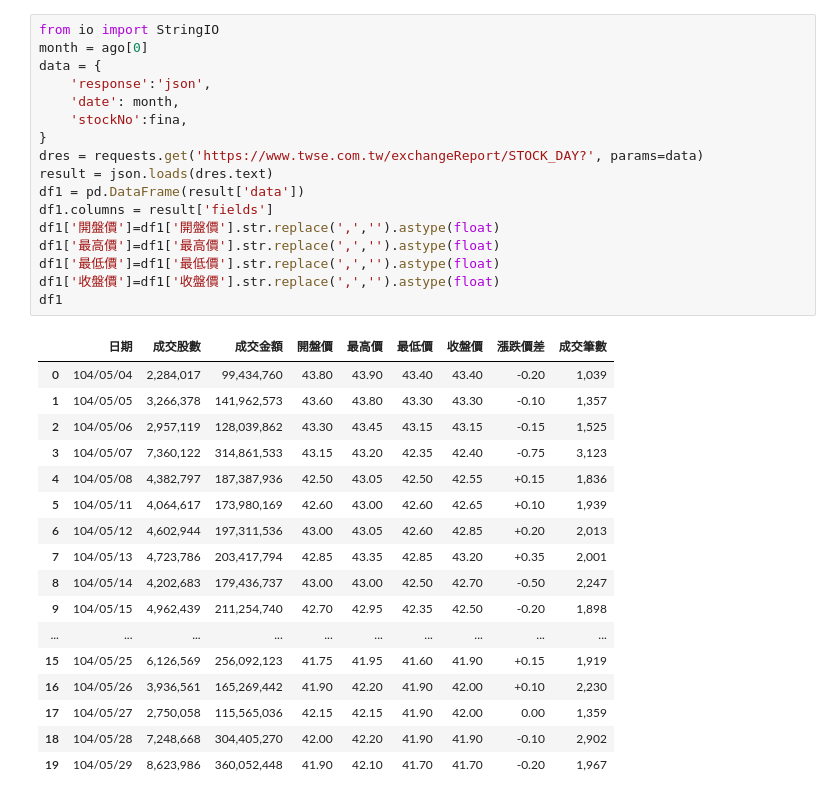
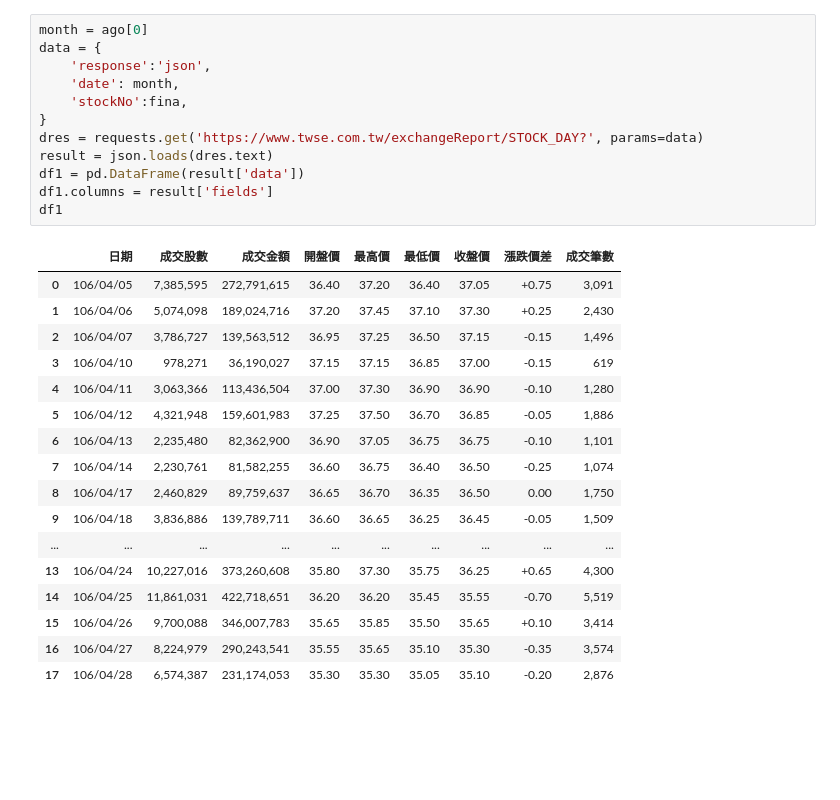
Before and after one commit to Moriarty002/Graphics-in-Finance, a Jupyter notebook: Test.ipynb, the cells around one changed output. Cells and saved outputs as stored; diff of their text form; blank space fills up the shorter version.

```diff
--- a/Test.ipynb
+++ b/Test.ipynb
@@ -43,36 +44,31 @@ ago
 # %%
-from io import StringIO
 month = ago[0]
 data = {
     'response':'json',
     'date': month,
     'stockNo':fina,
 }
 dres = requests.get('https://www.twse.com.tw/exchangeReport/STOCK_DAY?', params=data)
 result = json.loads(dres.text)
 df1 = pd.DataFrame(result['data'])
 df1.columns = result['fields']
-df1['開盤價']=df1['開盤價'].str.replace(',','').astype(float)
-df1['最高價']=df1['最高價'].str.replace(',','').astype(float)
-df1['最低價']=df1['最低價'].str.replace(',','').astype(float)
-df1['收盤價']=df1['收盤價'].str.replace(',','').astype(float)
 df1
 # %% [output]
 |  | 日期 | 成交股數 | 成交金額 | 開盤價 | 最高價 | 最低價 | 收盤價 | 漲跌價差 | 成交筆數 |
-| 0 | 104/05/04 | 2,284,017 | 99,434,760 | 43.80 | 43.90 | 43.40 | 43.40 | -0.20 | 1,039 |
-| 1 | 104/05/05 | 3,266,378 | 141,962,573 | 43.60 | 43.80 | 43.30 | 43.30 | -0.10 | 1,357 |
-| 2 | 104/05/06 | 2,957,119 | 128,039,862 | 43.30 | 43.45 | 43.15 | 43.15 | -0.15 | 1,525 |
-| 3 | 104/05/07 | 7,360,122 | 314,861,533 | 43.15 | 43.20 | 42.35 | 42.40 | -0.75 | 3,123 |
-| 4 | 104/05/08 | 4,382,797 | 187,387,936 | 42.50 | 43.05 | 42.50 | 42.55 | +0.15 | 1,836 |
-| 5 | 104/05/11 | 4,064,617 | 173,980,169 | 42.60 | 43.00 | 42.60 | 42.65 | +0.10 | 1,939 |
-| 6 | 104/05/12 | 4,602,944 | 197,311,536 | 43.00 | 43.05 | 42.60 | 42.85 | +0.20 | 2,013 |
-| 7 | 104/05/13 | 4,723,786 | 203,417,794 | 42.85 | 43.35 | 42.85 | 43.20 | +0.35 | 2,001 |
-| 8 | 104/05/14 | 4,202,683 | 179,436,737 | 43.00 | 43.00 | 42.50 | 42.70 | -0.50 | 2,247 |
-| 9 | 104/05/15 | 4,962,439 | 211,254,740 | 42.70 | 42.95 | 42.35 | 42.50 | -0.20 | 1,898 |
+| 0 | 106/04/05 | 7,385,595 | 272,791,615 | 36.40 | 37.20 | 36.40 | 37.05 | +0.75 | 3,091 |
+| 1 | 106/04/06 | 5,074,098 | 189,024,716 | 37.20 | 37.45 | 37.10 | 37.30 | +0.25 | 2,430 |
+| 2 | 106/04/07 | 3,786,727 | 139,563,512 | 36.95 | 37.25 | 36.50 | 37.15 | -0.15 | 1,496 |
+| 3 | 106/04/10 | 978,271 | 36,190,027 | 37.15 | 37.15 | 36.85 | 37.00 | -0.15 | 619 |
+| 4 | 106/04/11 | 3,063,366 | 113,436,504 | 37.00 | 37.30 | 36.90 | 36.90 | -0.10 | 1,280 |
+| 5 | 106/04/12 | 4,321,948 | 159,601,983 | 37.25 | 37.50 | 36.70 | 36.85 | -0.05 | 1,886 |
+| 6 | 106/04/13 | 2,235,480 | 82,362,900 | 36.90 | 37.05 | 36.75 | 36.75 | -0.10 | 1,101 |
+| 7 | 106/04/14 | 2,230,761 | 81,582,255 | 36.60 | 36.75 | 36.40 | 36.50 | -0.25 | 1,074 |
+| 8 | 106/04/17 | 2,460,829 | 89,759,637 | 36.65 | 36.70 | 36.35 | 36.50 | 0.00 | 1,750 |
+| 9 | 106/04/18 | 3,836,886 | 139,789,711 | 36.60 | 36.65 | 36.25 | 36.45 | -0.05 | 1,509 |
 | ... | ... | ... | ... | ... | ... | ... | ... | ... | ... |
-| 15 | 104/05/25 | 6,126,569 | 256,092,123 | 41.75 | 41.95 | 41.60 | 41.90 | +0.15 | 1,919 |
-| 16 | 104/05/26 | 3,936,561 | 165,269,442 | 41.90 | 42.20 | 41.90 | 42.00 | +0.10 | 2,230 |
-| 17 | 104/05/27 | 2,750,058 | 115,565,036 | 42.15 | 42.15 | 41.90 | 42.00 | 0.00 | 1,359 |
-| 18 | 104/05/28 | 7,248,668 | 304,405,270 | 42.00 | 42.20 | 41.90 | 41.90 | -0.10 | 2,902 |
-| 19 | 104/05/29 | 8,623,986 | 360,052,448 | 41.90 | 42.10 | 41.70 | 41.70 | -0.20 | 1,967 |
+| 13 | 106/04/24 | 10,227,016 | 373,260,608 | 35.80 | 37.30 | 35.75 | 36.25 | +0.65 | 4,300 |
+| 14 | 106/04/25 | 11,861,031 | 422,718,651 | 36.20 | 36.20 | 35.45 | 35.55 | -0.70 | 5,519 |
+| 15 | 106/04/26 | 9,700,088 | 346,007,783 | 35.65 | 35.85 | 35.50 | 35.65 | +0.10 | 3,414 |
+| 16 | 106/04/27 | 8,224,979 | 290,243,541 | 35.55 | 35.65 | 35.10 | 35.30 | -0.35 | 3,574 |
+| 17 | 106/04/28 | 6,574,387 | 231,174,053 | 35.30 | 35.30 | 35.05 | 35.10 | -0.20 | 2,876 |
 # %%
```
Also changed, not shown: parts of 6 cells of this notebook.
